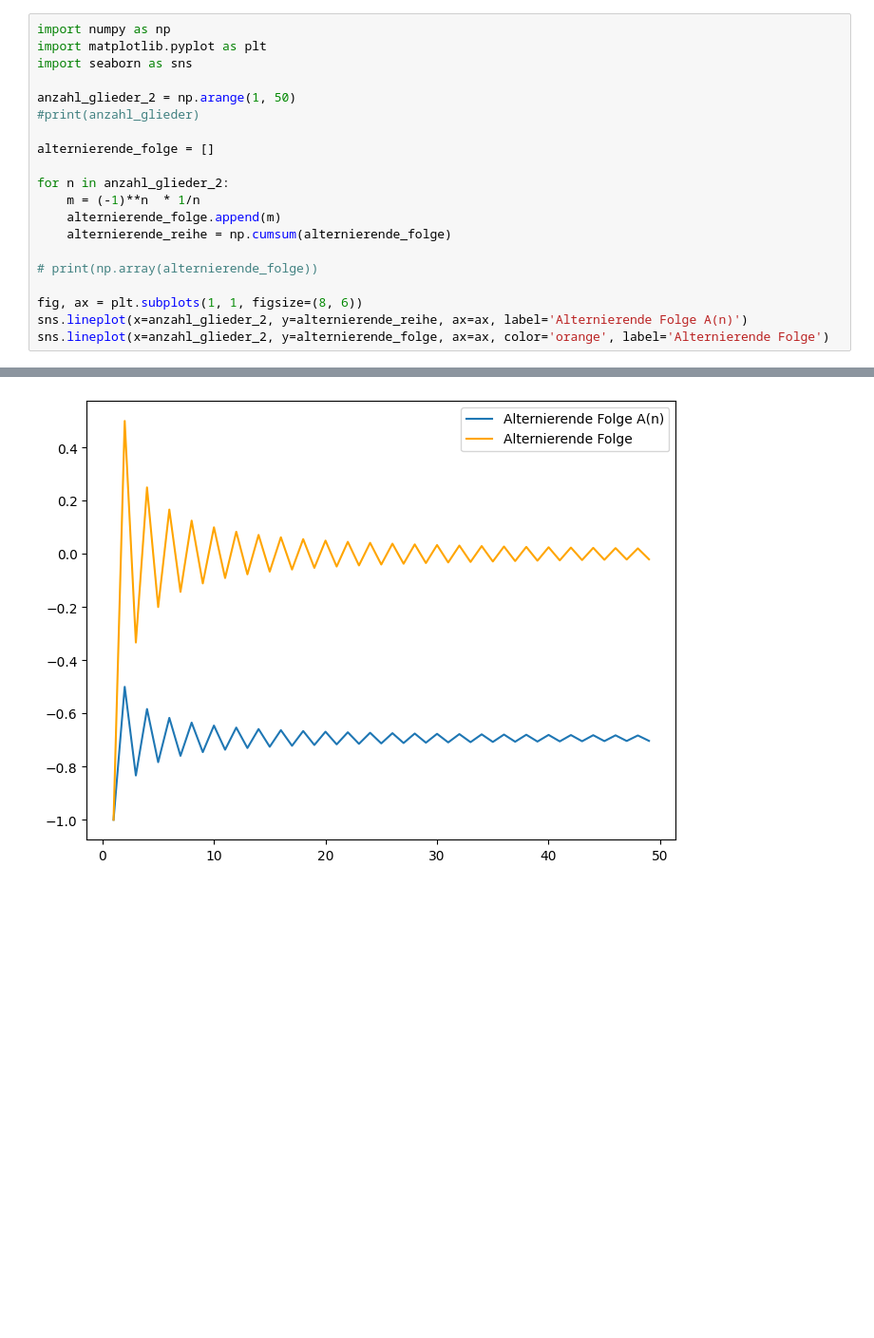
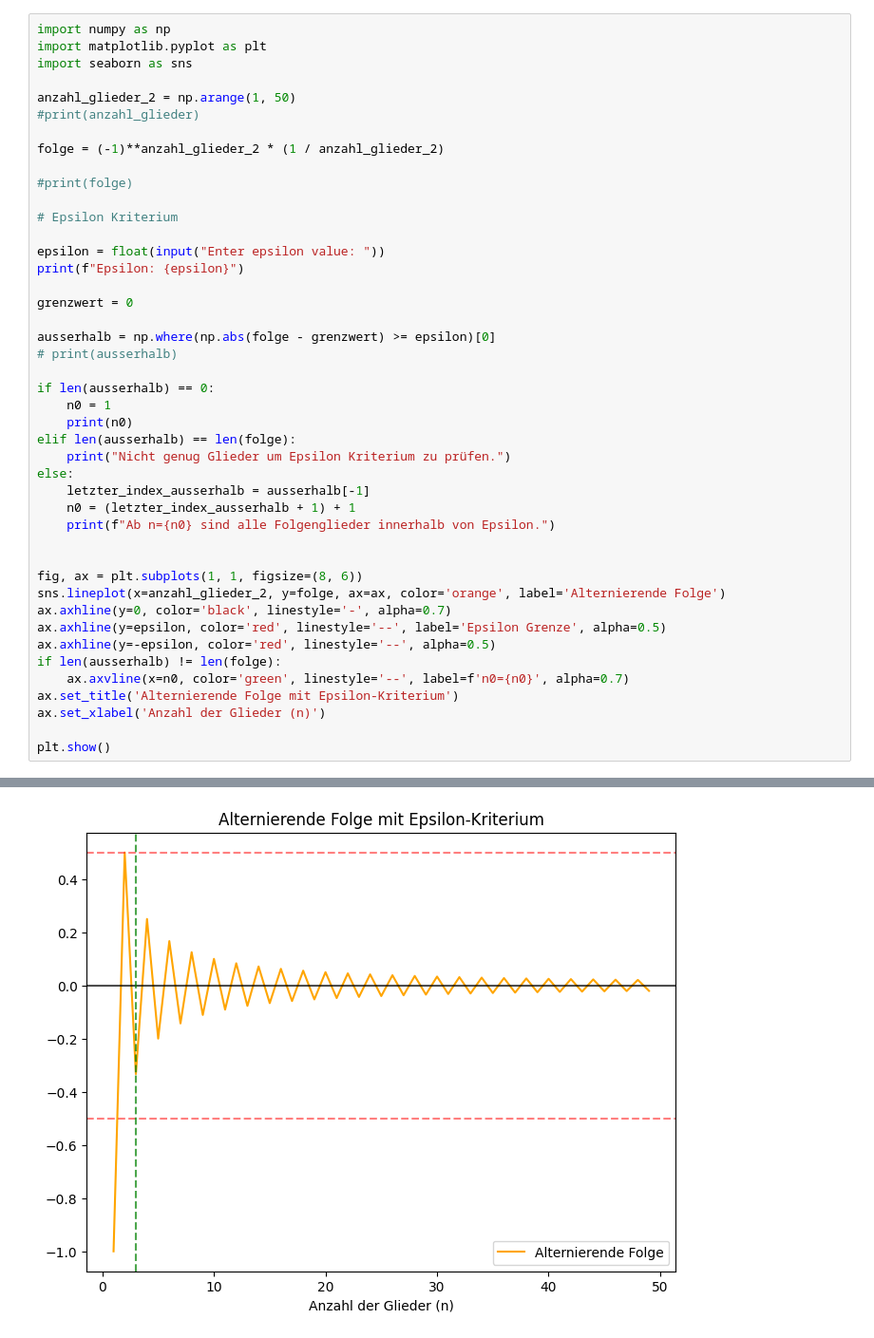
Before and after one commit to pauljado/math_practice, a Jupyter notebook: convergenc_plot.ipynb, the cells around one changed output, grey strips where cells are left out. Shown: that part at 95% size. Cells and saved outputs as stored; diff of their text form; blank space fills up the shorter version.

Commit message:
Vervollständigen implementation epsilon kriterium und visualisierung

```diff
--- a/convergenc_plot.ipynb
+++ b/convergenc_plot.ipynb
@@ -36,16 +36,40 @@ import seaborn as sns
 anzahl_glieder_2 = np.arange(1, 50)
 #print(anzahl_glieder)
 
-alternierende_folge = []
+folge = (-1)**anzahl_glieder_2 * (1 / anzahl_glieder_2)
 
-for n in anzahl_glieder_2:
-    m = (-1)**n  * 1/n
-    alternierende_folge.append(m)
-    alternierende_reihe = np.cumsum(alternierende_folge)
+#print(folge)
 
-# print(np.array(alternierende_folge))
+# Epsilon Kriterium
+
+epsilon = float(input("Enter epsilon value: "))
+print(f"Epsilon: {epsilon}")
+
+grenzwert = 0
+
+ausserhalb = np.where(np.abs(folge - grenzwert) >= epsilon)[0]
+# print(ausserhalb)
+
+if len(ausserhalb) == 0:
+    n0 = 1
+    print(n0)
+elif len(ausserhalb) == len(folge):
+    print("Nicht genug Glieder um Epsilon Kriterium zu prüfen.")
+else:
+    letzter_index_ausserhalb = ausserhalb[-1]
+    n0 = (letzter_index_ausserhalb + 1) + 1
+    print(f"Ab n={n0} sind alle Folgenglieder innerhalb von Epsilon.")
+
 
 fig, ax = plt.subplots(1, 1, figsize=(8, 6))
-sns.lineplot(x=anzahl_glieder_2, y=alternierende_reihe, ax=ax, label='Alternierende Folge A(n)')
-sns.lineplot(x=anzahl_glieder_2, y=alternierende_folge, ax=ax, color='orange', label='Alternierende Folge')
+sns.lineplot(x=anzahl_glieder_2, y=folge, ax=ax, color='orange', label='Alternierende Folge')
+ax.axhline(y=0, color='black', linestyle='-', alpha=0.7)
+ax.axhline(y=epsilon, color='red', linestyle='--', label='Epsilon Grenze', alpha=0.5)
+ax.axhline(y=-epsilon, color='red', linestyle='--', alpha=0.5)
+if len(ausserhalb) != len(folge):
+    ax.axvline(x=n0, color='green', linestyle='--', label=f'n0={n0}', alpha=0.7)
+ax.set_title('Alternierende Folge mit Epsilon-Kriterium')
+ax.set_xlabel('Anzahl der Glieder (n)')
+
+plt.show()
 # %% [output]
@@ -53 +78 @@ sns.lineplot(x=anzahl_glieder_2, y=alternierende_folge, ax=ax, color='orange', l
-[figure, old version]
+[figure, new version]
```
Also changed, not shown: parts of 1 cell of this notebook.
